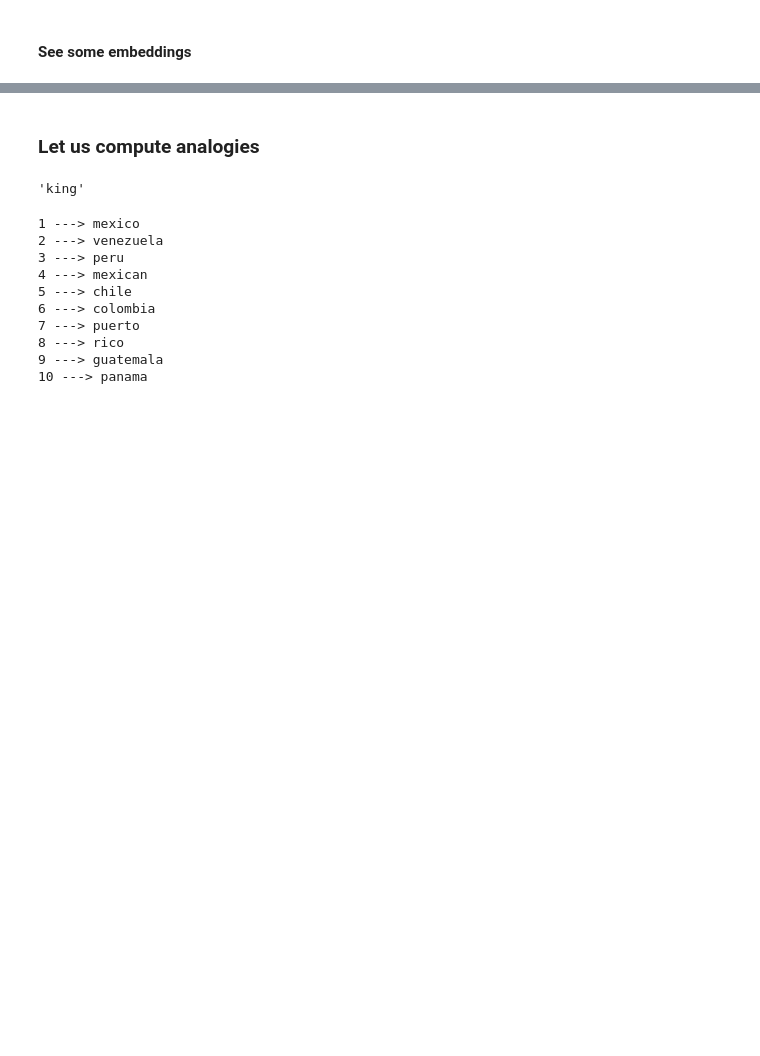
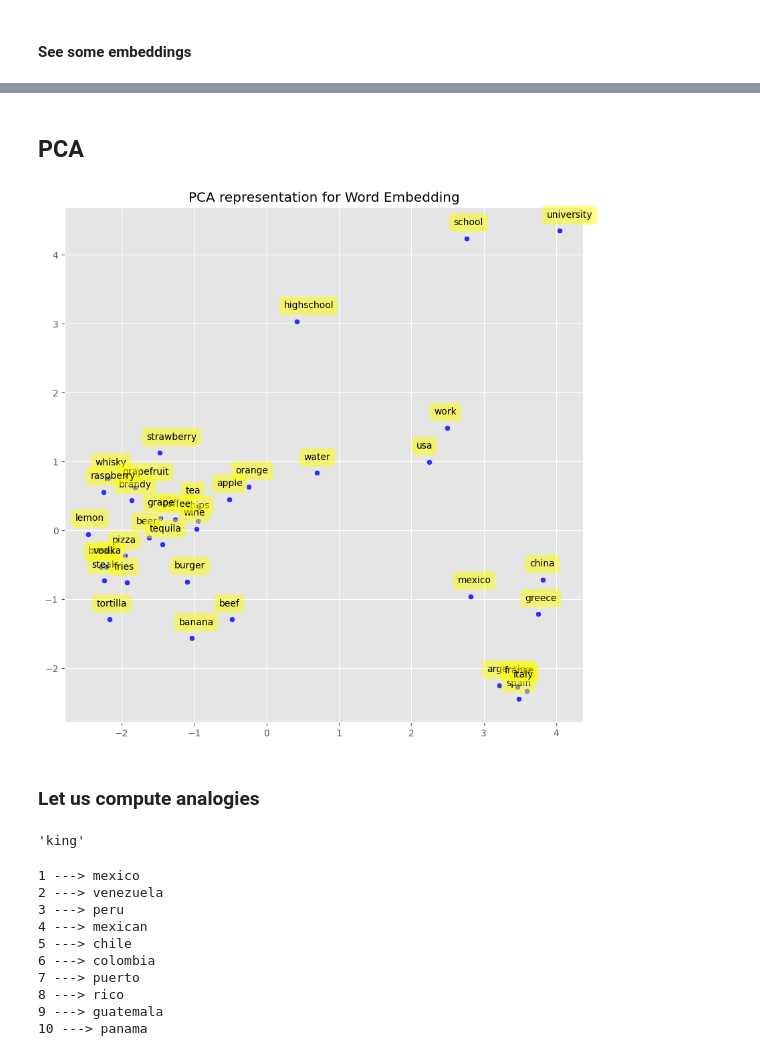
Before and after one commit to diegolarte/AdvancedML_Team, a Jupyter notebook: semana7/A3a_DL_TC5033_embeddings_hw1.ipynb, the cells around one changed output, grey strips where cells are left out. Cells and saved outputs as stored; diff of their text form; code cells hidden in the pictures; blank space fills up the shorter version.

```diff
--- a/semana7/A3a_DL_TC5033_embeddings_hw1.ipynb
+++ b/semana7/A3a_DL_TC5033_embeddings_hw1.ipynb
@@ -164,3 +250,9 @@ embeddings = plot_embeddings(PATH, words, emb_dim, embeddings_dict, TSNE)
+# %% [markdown]
+## PCA
+# %%
+plot_word_embeddings(words=words, embedding_model=embeddings_dict, func=PCA, n_components=2)
+# %% [output]
+[figure, added]
 # %% [markdown]
 ### Let us compute analogies
 # %%
```
Also changed, not shown: parts of 21 cells of this notebook.
